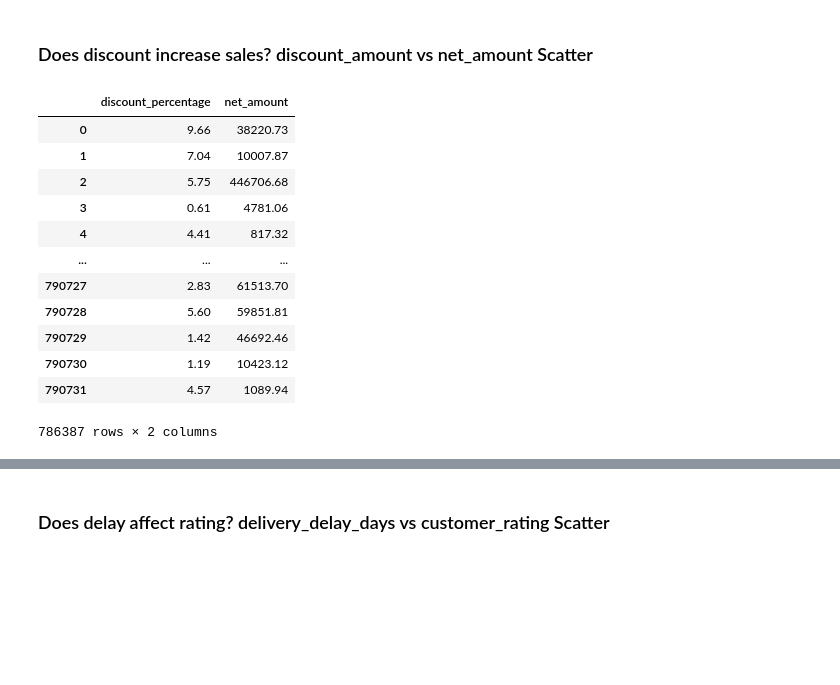
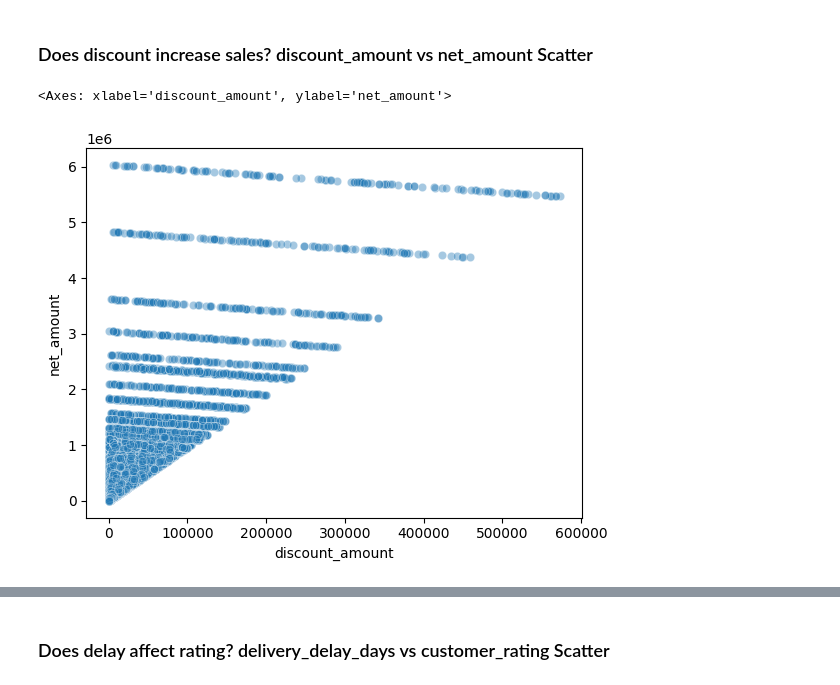
Before and after one commit to BhupathiTharun/Supply-chain-data-warehouse, a Jupyter notebook: notebooks/03_EDA.ipynb, the cells around one changed output, grey strips where cells are left out. Drawn from its saved outputs; the diff is of its cells as text; code cells hidden in the pictures; blank space fills up the shorter version.

```diff
--- a/notebooks/03_EDA.ipynb
+++ b/notebooks/03_EDA.ipynb
@@ -960,20 +960,15 @@ sns.barplot(data=top_cities,x='city',y='city_revenue')
 [figure]
 # %% [markdown]
 ### Does discount increase sales?	discount_amount vs net_amount	Scatter
+# %%
+discount_sales=df2[['discount_amount','net_amount']]
 # %%
-discount_revenue=df2[['discount_percentage','net_amount']]
-discount_revenue
+sns.scatterplot(
+    data=discount_sales,
+    x='discount_amount',
+    y='net_amount',
+    alpha=0.4
+)
 # %% [output]
-|  | discount_percentage | net_amount |
-| 0 | 9.66 | 38220.73 |
-| 1 | 7.04 | 10007.87 |
-| 2 | 5.75 | 446706.68 |
-| 3 | 0.61 | 4781.06 |
-| 4 | 4.41 | 817.32 |
-| ... | ... | ... |
-| 790727 | 2.83 | 61513.70 |
-| 790728 | 5.60 | 59851.81 |
-| 790729 | 1.42 | 46692.46 |
-| 790730 | 1.19 | 10423.12 |
-| 790731 | 4.57 | 1089.94 |
-786387 rows × 2 columns
+<Axes: xlabel='discount_amount', ylabel='net_amount'>
+[figure, added]
```
Also changed, not shown: parts of 5 cells of this notebook, 1 other file.
